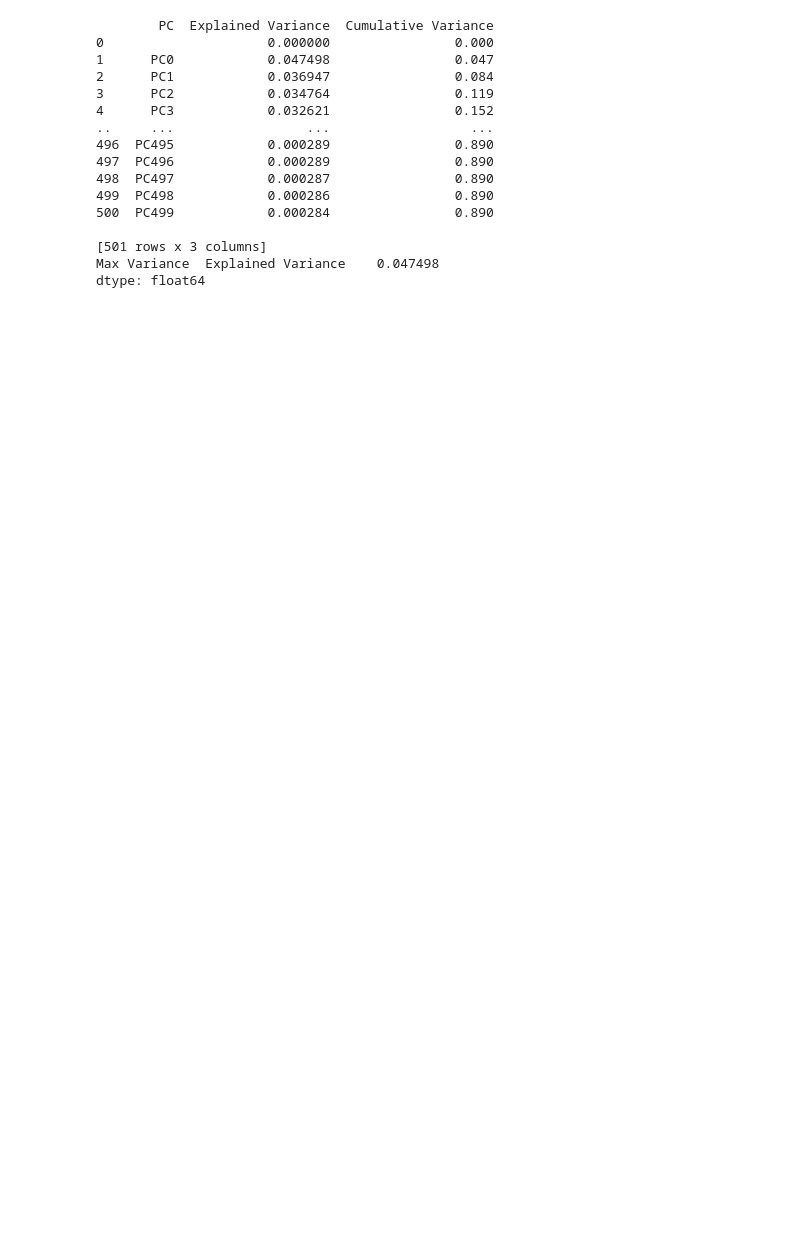
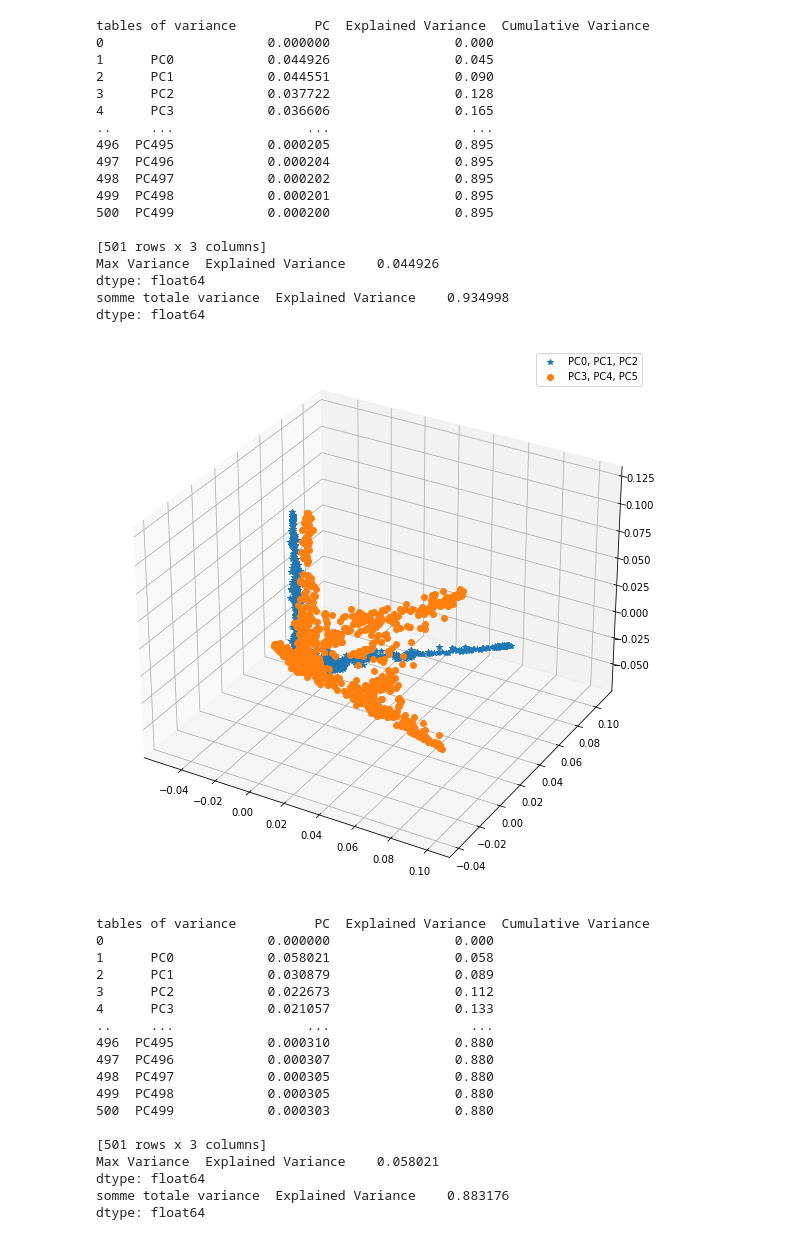
Before and after one commit to Khadimou/cta, a Jupyter notebook: pcaonimage.ipynb, the cells around one changed output. Saved outputs shown, nothing was run; the diff lists cells and outputs as text; code cells hidden in the pictures; blank space fills up the shorter version.

Commit message:
pca on image and svd

```diff
--- a/pcaonimage.ipynb
+++ b/pcaonimage.ipynb
@@ -139,19 +135,41 @@ def pca(img):
-# %%
-pca(images[40])
-# %% [output]
-        PC  Explained Variance  Cumulative Variance
-0                     0.000000                0.000
-1      PC0            0.047498                0.047
-2      PC1            0.036947                0.084
-3      PC2            0.034764                0.119
-4      PC3            0.032621                0.152
-..     ...                 ...                  ...
-496  PC495            0.000289                0.890
-497  PC496            0.000289                0.890
-498  PC497            0.000287                0.890
-499  PC498            0.000286                0.890
-500  PC499            0.000284                0.890
-
-[501 rows x 3 columns]
-Max Variance  Explained Variance    0.047498
-dtype: float64
+# %%
+for i in range(len(images)):
+    pca(images[i])
+# %% [output]
+tables of variance          PC  Explained Variance  Cumulative Variance
+0                     0.000000                0.000
+1      PC0            0.044926                0.045
+2      PC1            0.044551                0.090
+3      PC2            0.037722                0.128
+4      PC3            0.036606                0.165
+..     ...                 ...                  ...
+496  PC495            0.000205                0.895
+497  PC496            0.000204                0.895
+498  PC497            0.000202                0.895
+499  PC498            0.000201                0.895
+500  PC499            0.000200                0.895
+
+[501 rows x 3 columns]
+Max Variance  Explained Variance    0.044926
+dtype: float64
+somme totale variance  Explained Variance    0.934998
+dtype: float64
+[figure, added]
+tables of variance          PC  Explained Variance  Cumulative Variance
+0                     0.000000                0.000
+1      PC0            0.058021                0.058
+2      PC1            0.030879                0.089
+3      PC2            0.022673                0.112
+4      PC3            0.021057                0.133
+..     ...                 ...                  ...
+496  PC495            0.000310                0.880
+497  PC496            0.000307                0.880
+498  PC497            0.000305                0.880
+499  PC498            0.000305                0.880
+500  PC499            0.000303                0.880
+
+[501 rows x 3 columns]
+Max Variance  Explained Variance    0.058021
+dtype: float64
+somme totale variance  Explained Variance    0.883176
+dtype: float64
```
Also changed, not shown: parts of 6 cells of this notebook.
